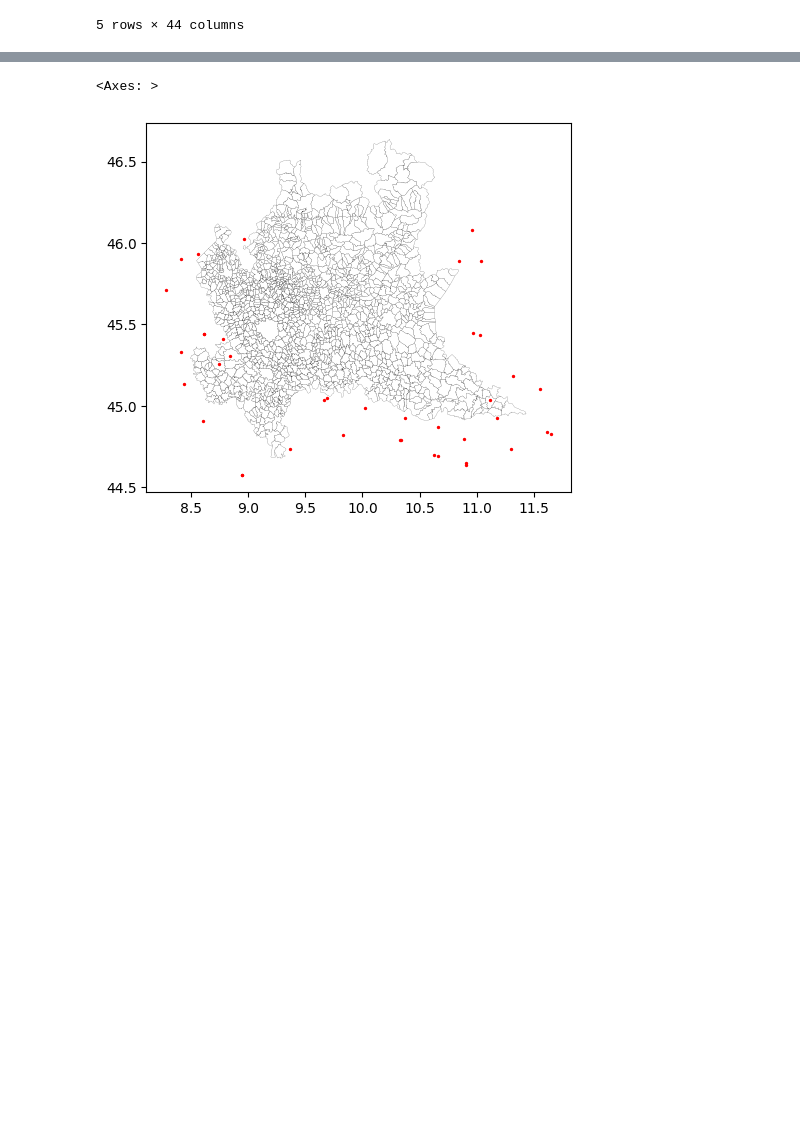
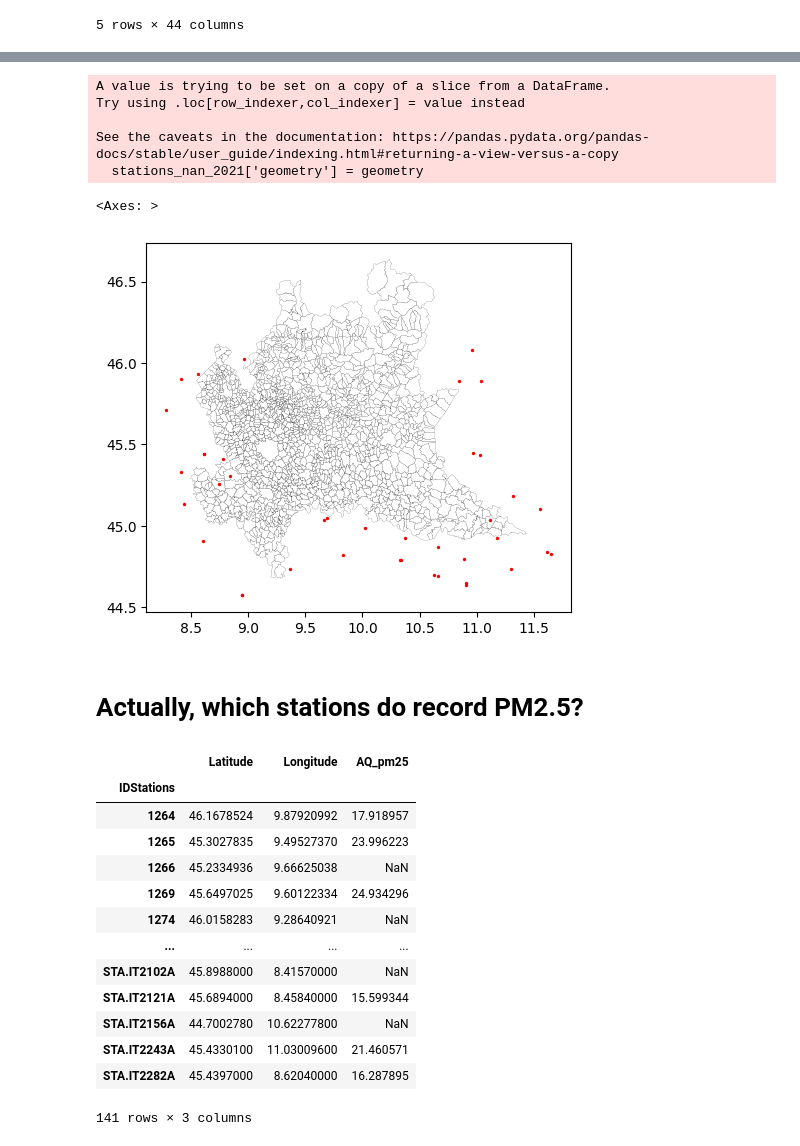
Before and after one commit to Andrea01Fraschini/SBARTProject, a Jupyter notebook: notebooks/Nan_PM25_analysis.ipynb, the cells around one changed output, grey strips where cells are left out. Cells and saved outputs as stored; diff of their text form; code cells hidden in the pictures; blank space fills up the shorter version.

```diff
--- a/notebooks/Nan_PM25_analysis.ipynb
+++ b/notebooks/Nan_PM25_analysis.ipynb
@@ -166,18 +159,49 @@ stations
 # %%
 from shapely.geometry import Point
 
-latitudes = stations['Latitude'].tolist()
-longitudes = stations['Longitude'].tolist()
+latitudes = stations_nan_2021['Latitude'].tolist()
+longitudes = stations_nan_2021['Longitude'].tolist()
 geometry = [Point(xy) for xy in zip(longitudes, latitudes)]
 
-stations['geometry'] = geometry
-stations_df = gpd.GeoDataFrame(geometry=geometry)
-stations_df.crs = 'EPSG:4326'
-stations_df = stations_df.to_crs(map.crs)
+stations_nan_2021['geometry'] = geometry
+stations_nan_2021_df = gpd.GeoDataFrame(geometry=geometry)
+stations_nan_2021_df.crs = 'EPSG:4326'
+stations_nan_2021_df = stations_nan_2021_df.to_crs(map.crs)
 
-# show all stations
+# show all stations_nan_2021
 base = map.plot(color='white', edgecolor='black', linewidth=0.1)
-stations_df.plot(ax=base, color='red', markersize=2)
+stations_nan_2021_df.plot(ax=base, color='red', markersize=2)
 # %% [output]
-<Axes: >
+A value is trying to be set on a copy of a slice from a DataFrame.
+Try using .loc[row_indexer,col_indexer] = value instead
+
+See the caveats in the documentation: https://pandas.pydata.org/pandas-docs/stable/user_guide/indexing.html#returning-a-view-versus-a-copy
+  stations_nan_2021['geometry'] = geometry
+<Axes: >
 [figure]
+# %% [markdown]
+# **Actually, which stations do record PM2.5?**
+# %%
+agrimonia_dataset = gpd.read_file('../data/AgrImOnIA/raw/Agrimonia_Dataset_v_3_0_0.csv')
+
+# Make AQ_pm25 numeric
+agrimonia_dataset['AQ_pm25'] = pd.to_numeric(agrimonia_dataset['AQ_pm25'], errors='coerce')
+
+aggregation_funcs = {'Latitude': 'first', 'Longitude': 'first', 'AQ_pm25': 'mean'}
+stations = agrimonia_dataset.groupby('IDStations').agg(aggregation_funcs)
+stations
+# %% [output]
+|  | Latitude | Longitude | AQ_pm25 |
+| IDStations |  |  |  |
+| 1264 | 46.1678524 | 9.87920992 | 17.918957 |
+| 1265 | 45.3027835 | 9.49527370 | 23.996223 |
+| 1266 | 45.2334936 | 9.66625038 | NaN |
+| 1269 | 45.6497025 | 9.60122334 | 24.934296 |
+| 1274 | 46.0158283 | 9.28640921 | NaN |
+| ... | ... | ... | ... |
+| STA.IT2102A | 45.8988000 | 8.41570000 | NaN |
+| STA.IT2121A | 45.6894000 | 8.45840000 | 15.599344 |
+| STA.IT2156A | 44.7002780 | 10.62277800 | NaN |
+| STA.IT2243A | 45.4330100 | 11.03009600 | 21.460571 |
+| STA.IT2282A | 45.4397000 | 8.62040000 | 16.287895 |
+141 rows × 3 columns
```
Also changed, not shown: parts of 5 cells of this notebook, 2 other files.
